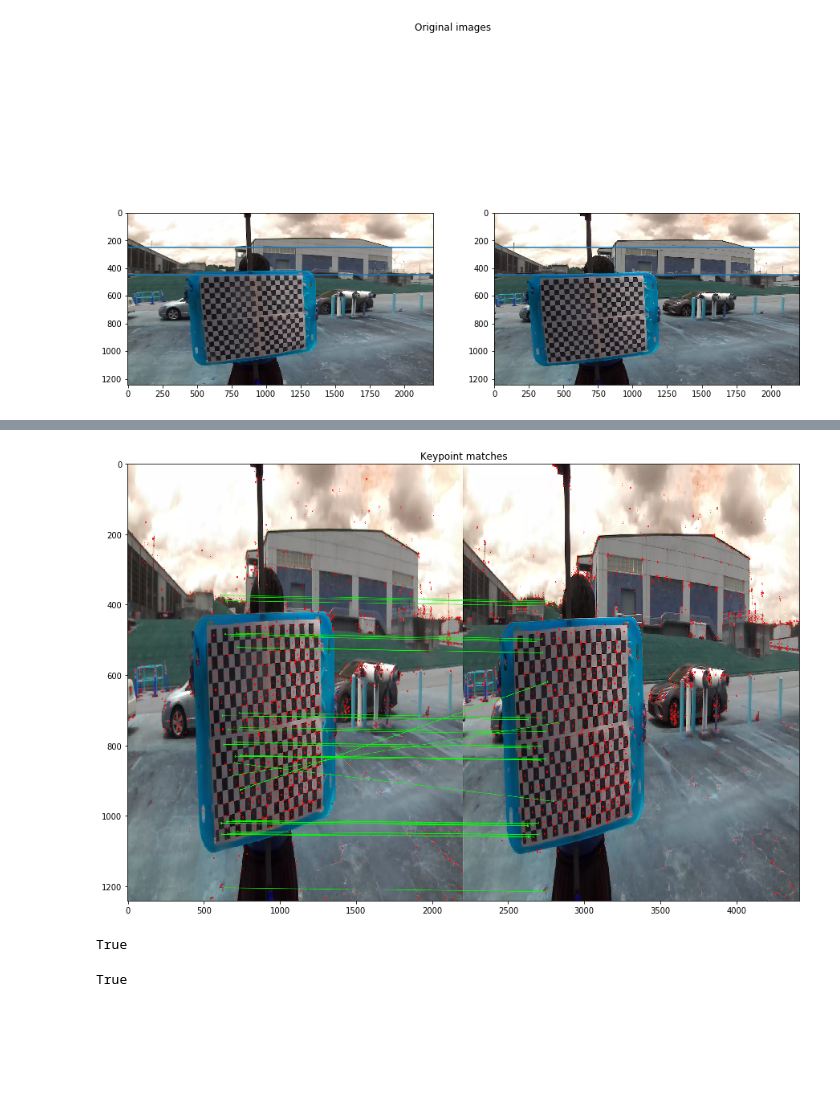
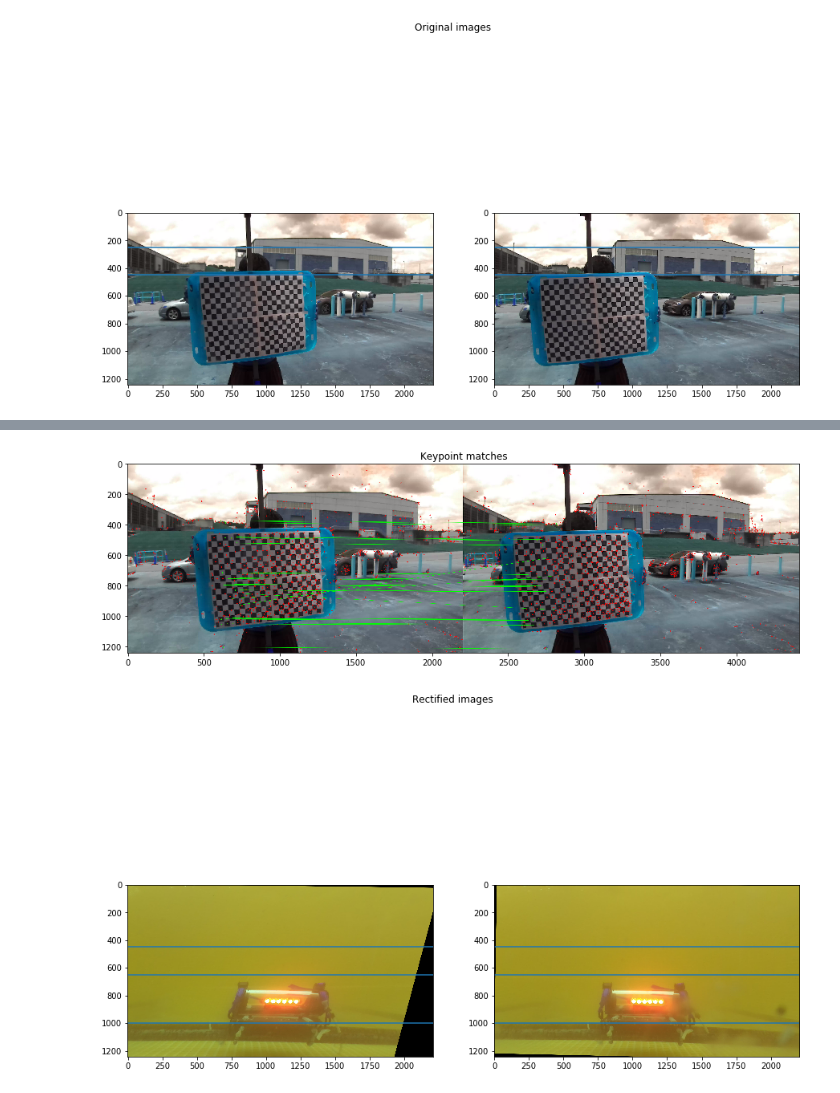
Before and after one commit to MMehdiMousavi/Rectify, a Jupyter notebook: Rectify.ipynb, the cells around one changed output, grey strips where cells are left out. Drawn from its saved outputs; the diff is of its cells as text; code cells hidden in the pictures; blank space fills up the shorter version.

```diff
--- a/Rectify.ipynb
+++ b/Rectify.ipynb
@@ -141,18 +79,18 @@ for i, (m, n) in enumerate(matches):
 # %%
 draw_params = dict(matchColor=(0, 255, 0),
                    singlePointColor=(255, 0, 0),
                    matchesMask=matchesMask[300:500],
                    flags=cv.DrawMatchesFlags_DEFAULT)
 
 keypoint_matches = cv.drawMatchesKnn(
     img1, kp1, img2, kp2, matches[300:500], None, **draw_params)
 
 plt.figure(figsize=(15, 10))
-plt.imshow(keypoint_matches, aspect='auto')
+plt.imshow(keypoint_matches)
 plt.title('Keypoint matches')
 plt.show()
 # %% [output]
-[figure, old version]
+[figure, new version]
 # %%
 # STEREO RECTIFICATION
 
@@ -180,14 +129,19 @@ _, H1, H2 = cv.stereoRectifyUncalibrated(
 # Adapted from: https://stackoverflow.com/a/62607343
 img1_rectified = cv.warpPerspective(img1, H1, (w1, h1))
 img2_rectified = cv.warpPerspective(img2, H2, (w2, h2))
-cv.imwrite(filename + "rectified_1.png", img1_rectified)
-cv.imwrite(filename + "rectified_2.png", img2_rectified)
+cv.imwrite(filename + "rectified_2.png", img1_rectified)
+cv.imwrite(filename + "rectified_1.png", img2_rectified)
+
+fig, axes = plt.subplots(1, 2, figsize=(15, 10))
+axes[0].imshow(img1_rectified, cmap="gray")
+axes[1].imshow(img2_rectified, cmap="gray")
+axes[0].axhline(1000)
+axes[1].axhline(1000)
+axes[0].axhline(450)
+axes[1].axhline(450)
+axes[0].axhline(650)
+axes[1].axhline(650)
+plt.suptitle("Rectified images")
+plt.show()
 # %% [output]
-True
+[figure, added]
-# %%
-depth = stereo2depth(img2_rectified,img1_rectified)
-depth2 = stereo2depth(img2, img1)
-cv.imwrite(filename+"depth2.png", depth2)
-cv.imwrite(filename+"depth.png", depth)
-# %% [output]
-True
```
Also changed, not shown: parts of 10 cells of this notebook, 12 other files.
